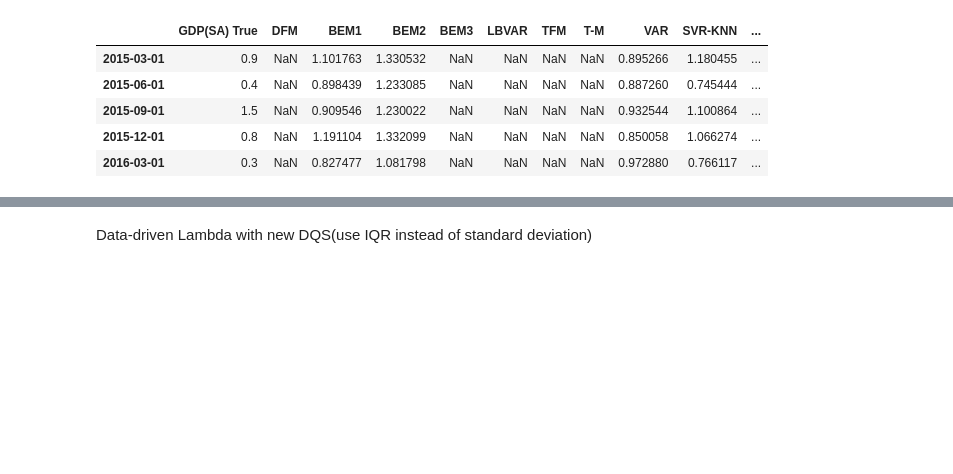
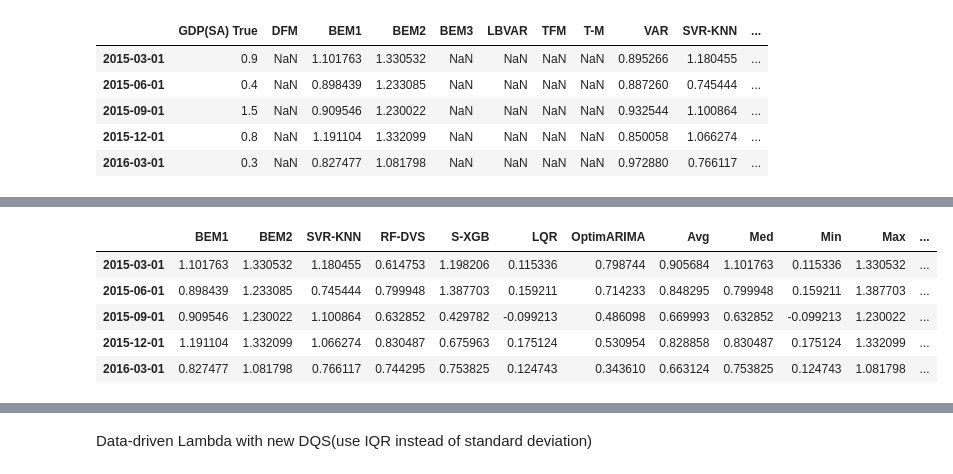
Before and after one commit to bwade9090/PRISM-Now_R-R, a Jupyter notebook: Q5/hb_mae_1qa.ipynb, the cells around one changed output, grey strips where cells are left out. Cells and saved outputs as stored; diff of their text form; code cells hidden in the pictures; blank space fills up the shorter version.

```diff
--- a/Q5/hb_mae_1qa.ipynb
+++ b/Q5/hb_mae_1qa.ipynb
@@ -122,3 +150,12 @@ mdl_results.head()
+# %%
+mdl_results.tail()
+# %% [output]
+|  | BEM1 | BEM2 | SVR-KNN | RF-DVS | S-XGB | LQR | OptimARIMA | Avg | Med | Min | Max | ... |
+| 2015-03-01 | 1.101763 | 1.330532 | 1.180455 | 0.614753 | 1.198206 | 0.115336 | 0.798744 | 0.905684 | 1.101763 | 0.115336 | 1.330532 | ... |
+| 2015-06-01 | 0.898439 | 1.233085 | 0.745444 | 0.799948 | 1.387703 | 0.159211 | 0.714233 | 0.848295 | 0.799948 | 0.159211 | 1.387703 | ... |
+| 2015-09-01 | 0.909546 | 1.230022 | 1.100864 | 0.632852 | 0.429782 | -0.099213 | 0.486098 | 0.669993 | 0.632852 | -0.099213 | 1.230022 | ... |
+| 2015-12-01 | 1.191104 | 1.332099 | 1.066274 | 0.830487 | 0.675963 | 0.175124 | 0.530954 | 0.828858 | 0.830487 | 0.175124 | 1.332099 | ... |
+| 2016-03-01 | 0.827477 | 1.081798 | 0.766117 | 0.744295 | 0.753825 | 0.124743 | 0.343610 | 0.663124 | 0.753825 | 0.124743 | 1.081798 | ... |
 # %%
 mdl_results.subtract(gdp_realized,axis=0).abs().mean()
 # %% [output]
```
Also changed, not shown: parts of 14 cells of this notebook, 4 other files.
